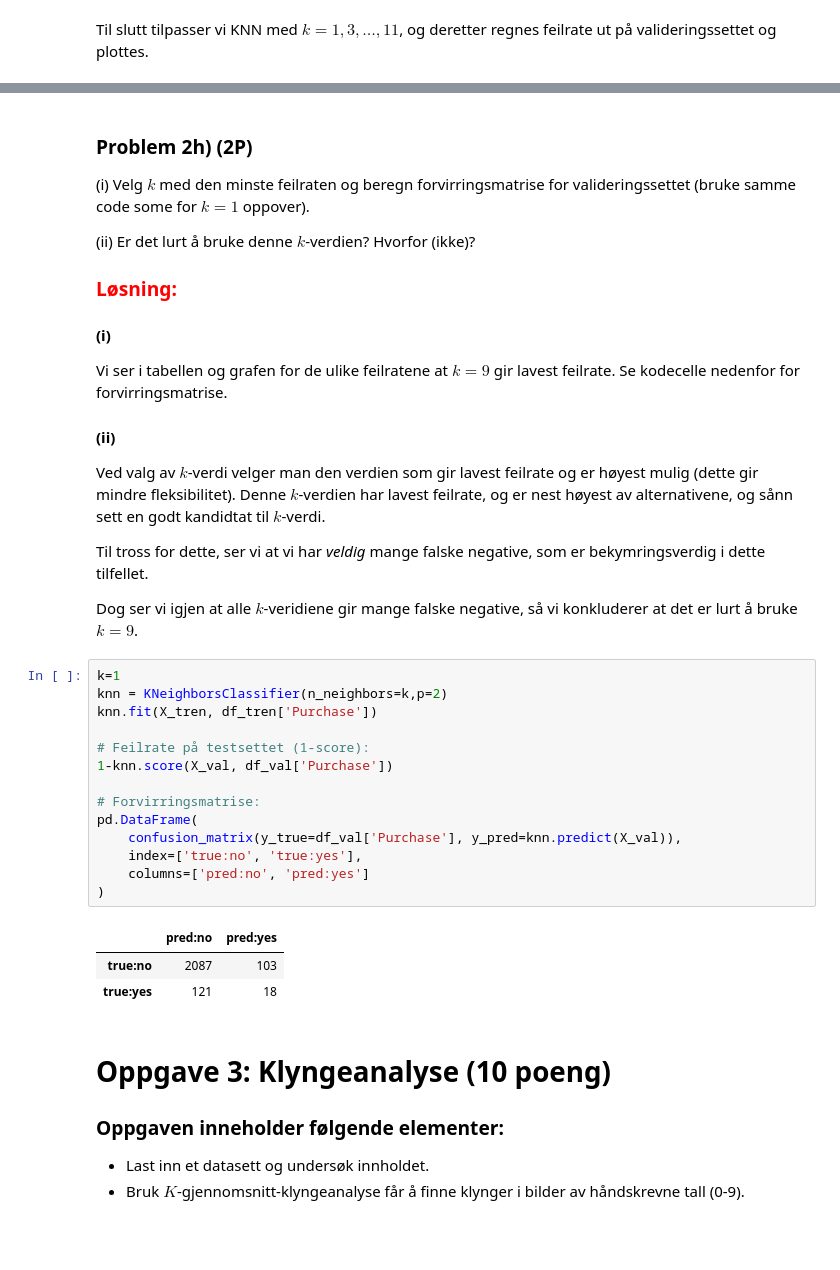
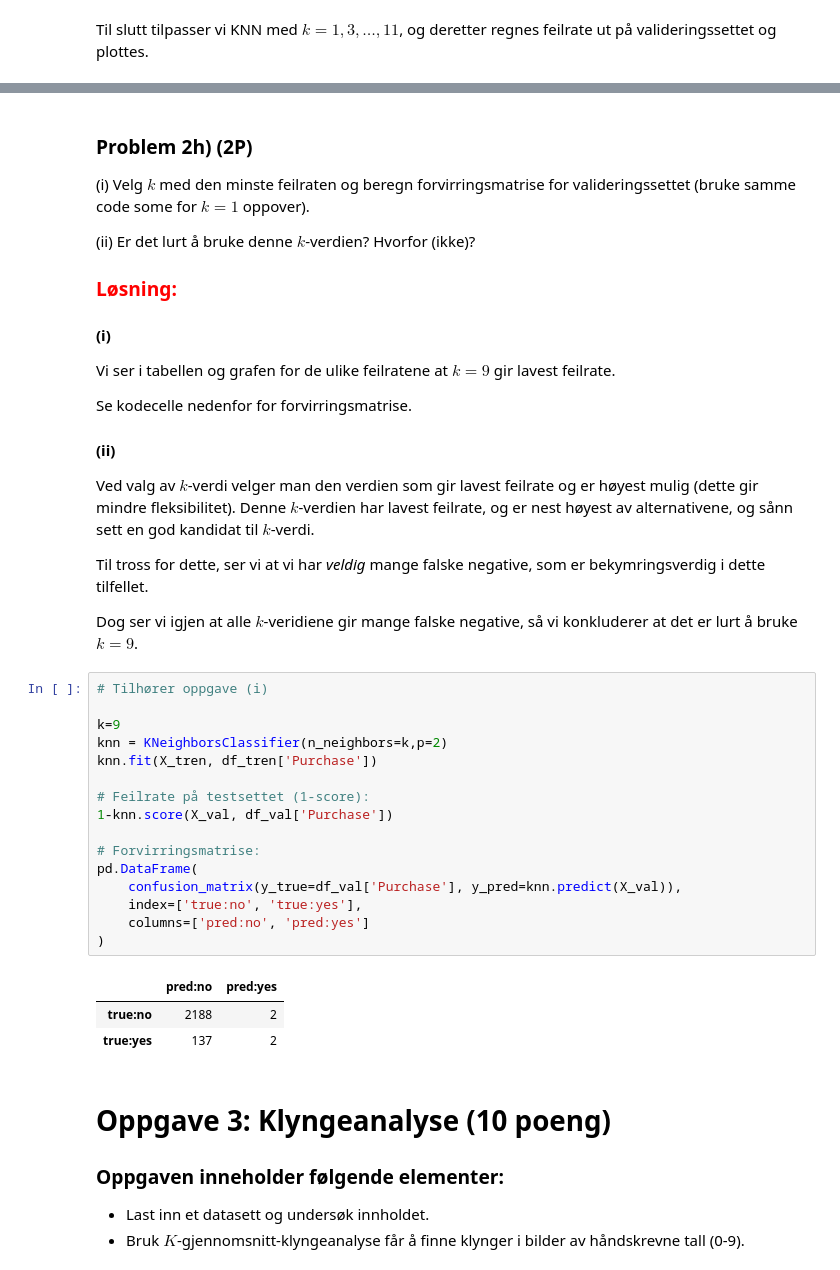
Before and after one commit to Henduww/prosjekt-istt1003-gruppe35, a Jupyter notebook: Prosjekt1003_2021.ipynb, the cells around one changed output, grey strips where cells are left out. Saved outputs shown, nothing was run; the diff lists cells and outputs as text; blank space fills up the shorter version.

```diff
--- a/Prosjekt1003_2021.ipynb
+++ b/Prosjekt1003_2021.ipynb
@@ -1025,32 +1042,36 @@ Valideringsfeilrate:
 ###   <font color='red'>Løsning:</font>
 
 #### (i)
-Vi ser i tabellen og grafen for de ulike feilratene at $k = 9$ gir lavest feilrate. Se kodecelle nedenfor for forvirringsmatrise.
+Vi ser i tabellen og grafen for de ulike feilratene at $k = 9$ gir lavest feilrate.
+
+Se kodecelle nedenfor for forvirringsmatrise.
 
 #### (ii)
-Ved valg av $k$-verdi velger man den verdien som gir lavest feilrate og er høyest mulig (dette gir mindre fleksibilitet). Denne $k$-verdien har lavest feilrate, og er nest høyest av alternativene, og sånn sett en godt kandidtat til $k$-verdi.
+Ved valg av $k$-verdi velger man den verdien som gir lavest feilrate og er høyest mulig (dette gir mindre fleksibilitet). Denne $k$-verdien har lavest feilrate, og er nest høyest av alternativene, og sånn sett en god kandidat til $k$-verdi.
 
 Til tross for dette, ser vi at vi har *veldig* mange falske negative, som er bekymringsverdig i dette tilfellet.
 
 Dog ser vi igjen at alle $k$-veridiene gir mange falske negative, så vi konkluderer at det er lurt å bruke $k=9$.
 # %%
-k=1
+# Tilhører oppgave (i)
+
+k=9
 knn = KNeighborsClassifier(n_neighbors=k,p=2)
 knn.fit(X_tren, df_tren['Purchase'])
 
 # Feilrate på testsettet (1-score):
 1-knn.score(X_val, df_val['Purchase'])
 
 # Forvirringsmatrise:
 pd.DataFrame(
     confusion_matrix(y_true=df_val['Purchase'], y_pred=knn.predict(X_val)),
     index=['true:no', 'true:yes'],
     columns=['pred:no', 'pred:yes']
 )
 # %% [output]
 |  | pred:no | pred:yes |
-| true:no | 2087 | 103 |
-| true:yes | 121 | 18 |
+| true:no | 2188 | 2 |
+| true:yes | 137 | 2 |
 # %% [markdown]
 # Oppgave 3: Klyngeanalyse (10 poeng)
 
```
Also changed, not shown: parts of 25 cells of this notebook.
